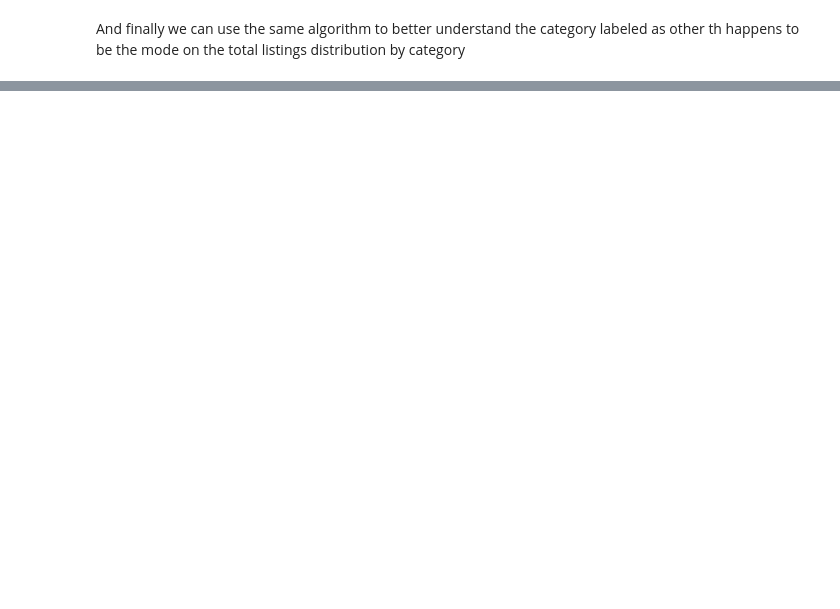
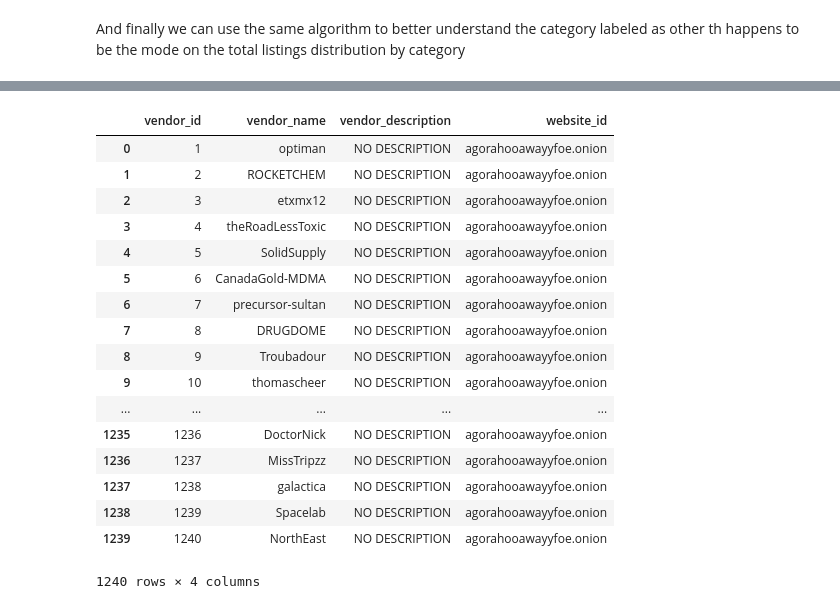
Before and after one commit to mauromsl/dark_web_datamining, a Jupyter notebook: python_src/python_analysis.ipynb, the cells around one changed output, grey strips where cells are left out. Saved outputs shown, nothing was run; the diff lists cells and outputs as text; code cells hidden in the pictures; blank space fills up the shorter version.

```diff
--- a/python_src/python_analysis.ipynb
+++ b/python_src/python_analysis.ipynb
@@ -993,0 +1066,24 @@ plt.axis("off");
+# %%
+vendors_df = db.pandas_query('''
+    SELECT * FROM tblVendor;
+    ''')
+vendors_df
+# %% [output]
+|  | vendor_id | vendor_name | vendor_description | website_id |
+| 0 | 1 | optiman | NO DESCRIPTION | agorahooawayyfoe.onion |
+| 1 | 2 | ROCKETCHEM | NO DESCRIPTION | agorahooawayyfoe.onion |
+| 2 | 3 | etxmx12 | NO DESCRIPTION | agorahooawayyfoe.onion |
+| 3 | 4 | theRoadLessToxic | NO DESCRIPTION | agorahooawayyfoe.onion |
+| 4 | 5 | SolidSupply | NO DESCRIPTION | agorahooawayyfoe.onion |
+| 5 | 6 | CanadaGold-MDMA | NO DESCRIPTION | agorahooawayyfoe.onion |
+| 6 | 7 | precursor-sultan | NO DESCRIPTION | agorahooawayyfoe.onion |
+| 7 | 8 | DRUGDOME | NO DESCRIPTION | agorahooawayyfoe.onion |
+| 8 | 9 | Troubadour | NO DESCRIPTION | agorahooawayyfoe.onion |
+| 9 | 10 | thomascheer | NO DESCRIPTION | agorahooawayyfoe.onion |
+| ... | ... | ... | ... | ... |
+| 1235 | 1236 | DoctorNick | NO DESCRIPTION | agorahooawayyfoe.onion |
+| 1236 | 1237 | MissTripzz | NO DESCRIPTION | agorahooawayyfoe.onion |
+| 1237 | 1238 | galactica | NO DESCRIPTION | agorahooawayyfoe.onion |
+| 1238 | 1239 | Spacelab | NO DESCRIPTION | agorahooawayyfoe.onion |
+| 1239 | 1240 | NorthEast | NO DESCRIPTION | agorahooawayyfoe.onion |
+1240 rows × 4 columns
```
Also changed, not shown: parts of 23 cells of this notebook.
